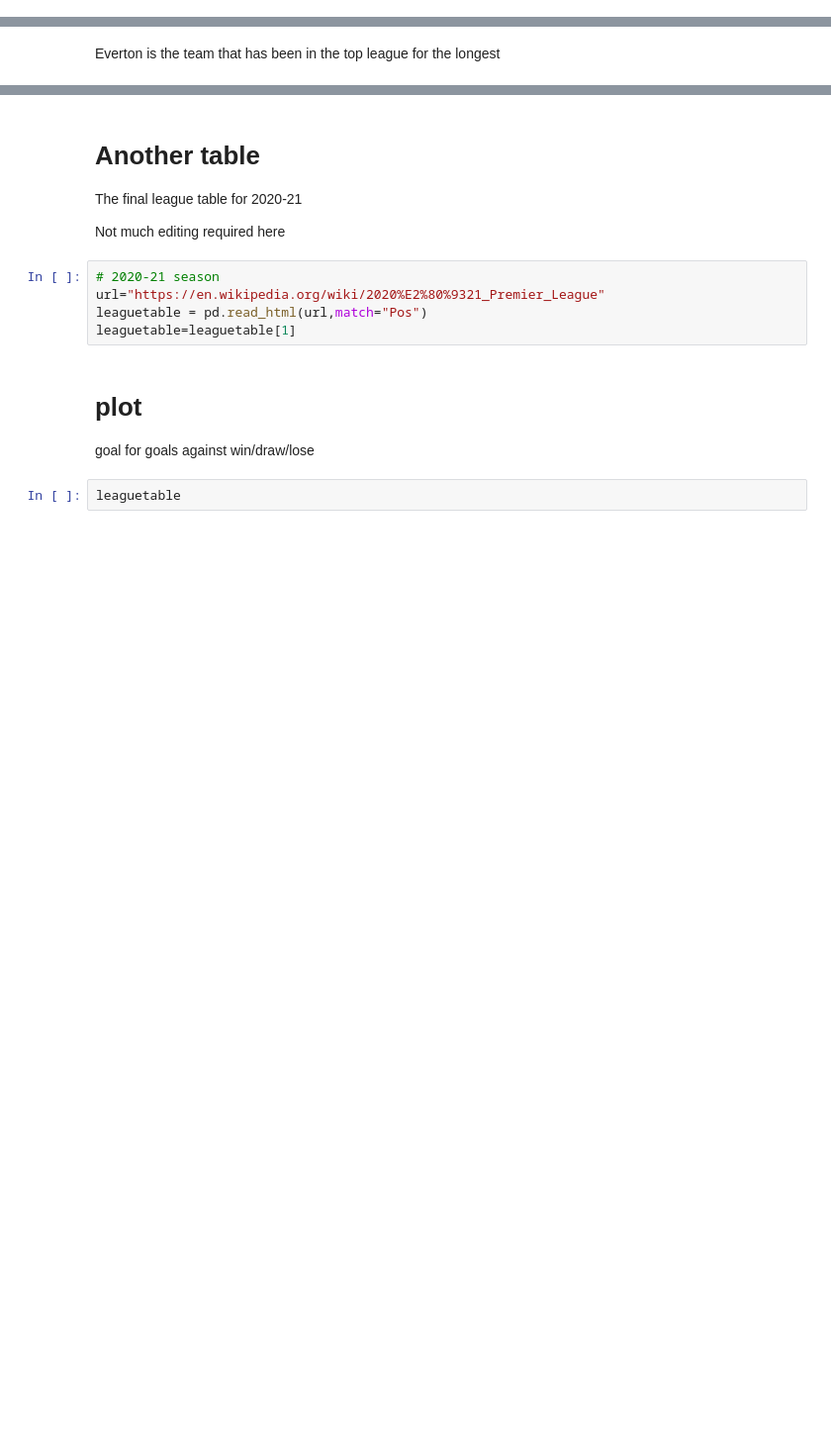
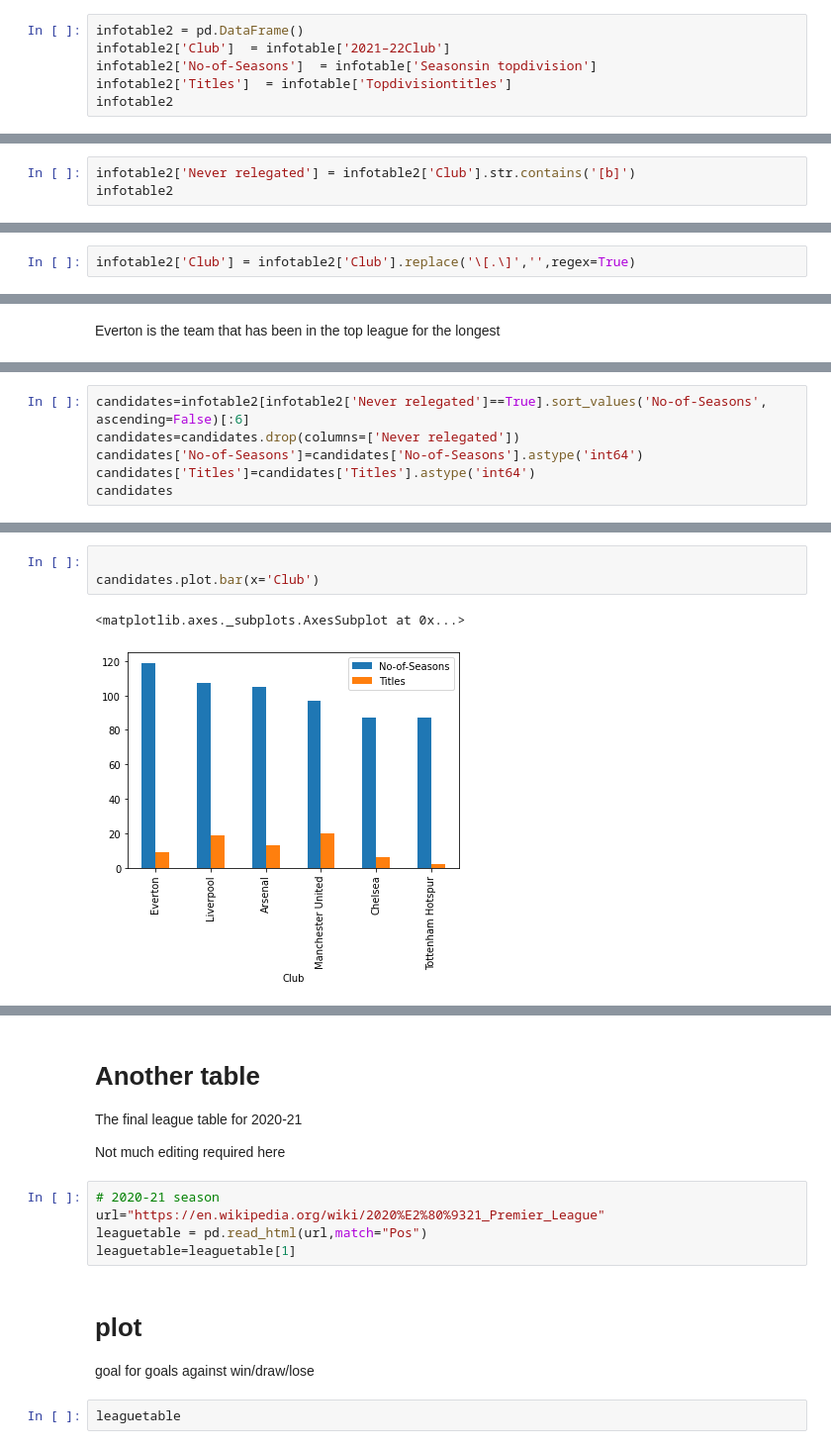
Before and after one commit to alanjones2/Alan-Jones-article-code, a Jupyter notebook: Wikitable/wikitable.ipynb, the cells around one changed output, grey strips where cells are left out. Shown at 99% size. Cells and saved outputs as stored; diff of their text form; blank space fills up the shorter version.

```diff
--- a/Wikitable/wikitable.ipynb
+++ b/Wikitable/wikitable.ipynb
@@ -45,0 +70,6 @@ infotable['2021–22Club'] = infotable['2021–22Club'].replace('\[.\]','',regex
+# %%
+infotable2 = pd.DataFrame()
+infotable2['Club']  = infotable['2021–22Club']
+infotable2['No-of-Seasons']  = infotable['Seasonsin topdivision']
+infotable2['Titles']  = infotable['Topdivisiontitles']
+infotable2
@@ -45,0 +97,3 @@ infotable['2021–22Club'] = infotable['2021–22Club'].replace('\[.\]','',regex
+# %%
+infotable2['Never relegated'] = infotable2['Club'].str.contains('[b]')
+infotable2
@@ -46,2 +118,4 @@ infotable['2021–22Club'] = infotable['2021–22Club'].replace('\[.\]','',regex
+# %%
+infotable2['Club'] = infotable2['Club'].replace('\[.\]','',regex=True)
 # %% [markdown]
 # Sort by Seasons in top division
@@ -106,0 +150,6 @@ infotable[infotable['Promoted']==False].sort_values('2020–21Position')
+# %%
+candidates=infotable2[infotable2['Never relegated']==True].sort_values('No-of-Seasons', ascending=False)[:6]
+candidates=candidates.drop(columns=['Never relegated'])
+candidates['No-of-Seasons']=candidates['No-of-Seasons'].astype('int64')
+candidates['Titles']=candidates['Titles'].astype('int64')
+candidates
@@ -106,0 +164,6 @@ infotable[infotable['Promoted']==False].sort_values('2020–21Position')
+# %%
+
+candidates.plot.bar(x='Club')
+# %% [output]
+<matplotlib.axes._subplots.AxesSubplot at 0x...>
+[figure, added]
```
Also changed, not shown: parts of 20 cells of this notebook.
